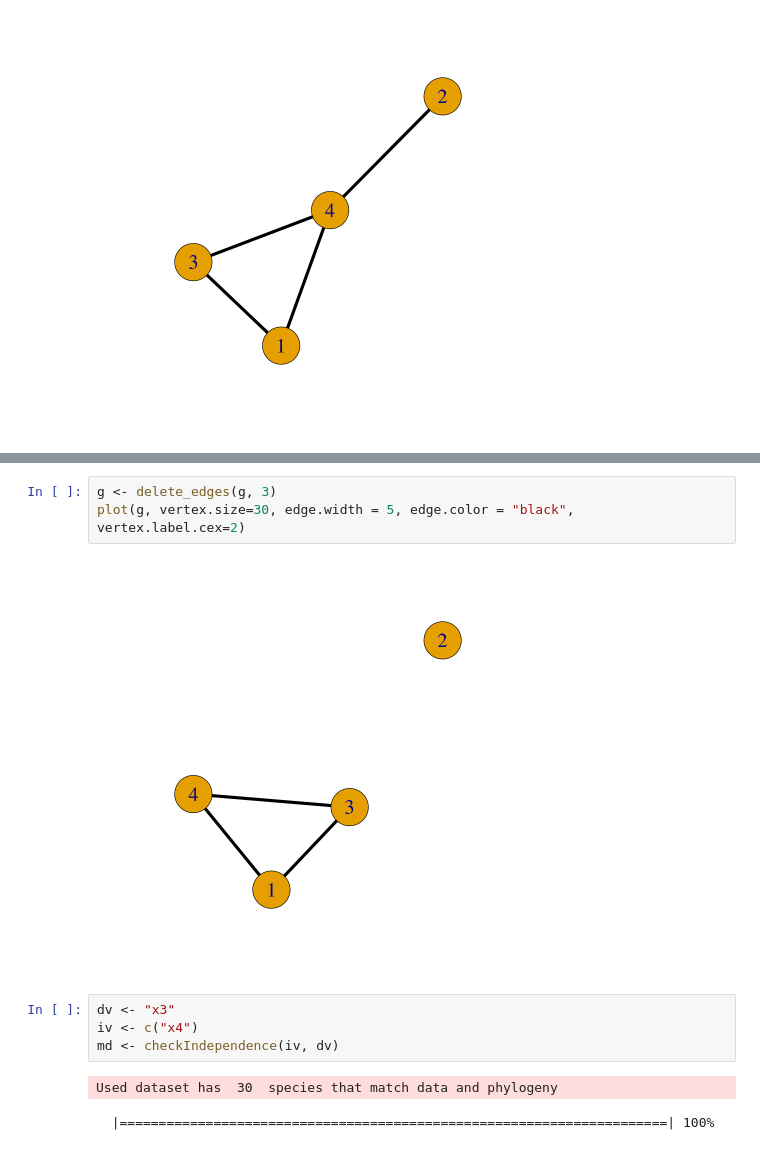
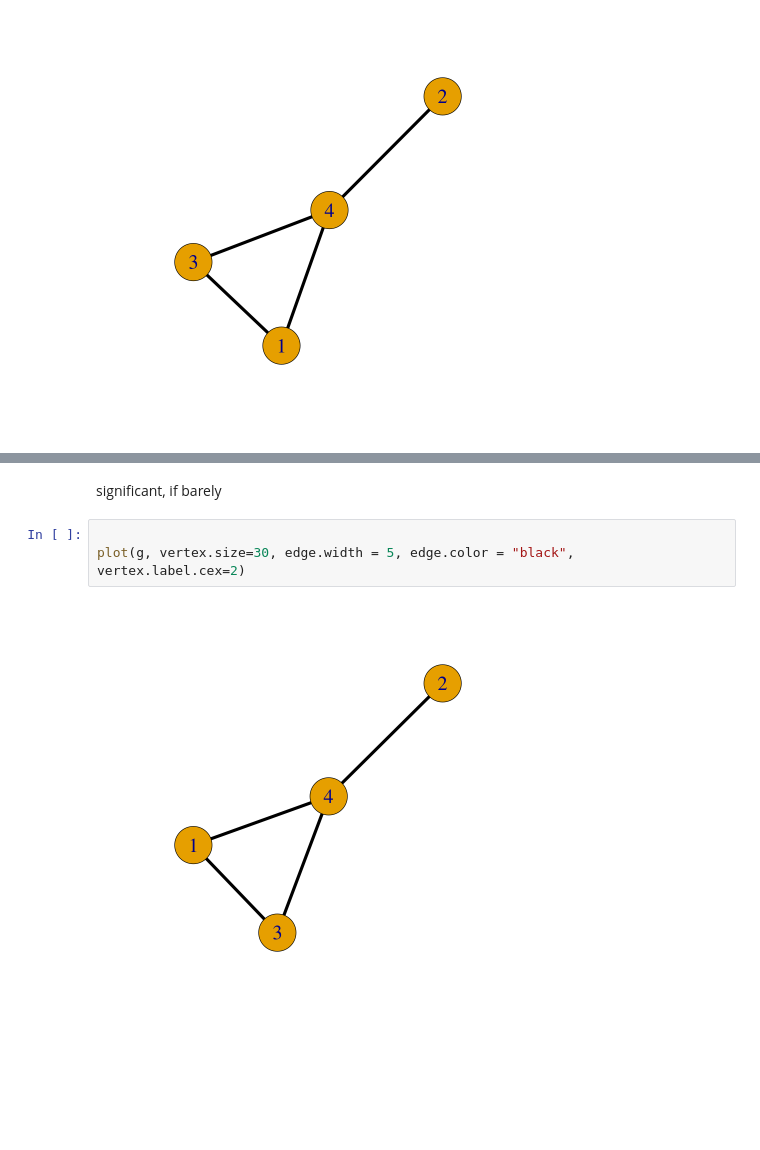
Before and after one commit to gerhardJaeger/phylogeneticCausalAnalysis, a Jupyter notebook: code/mlAnalysis.ipynb, the cells around one changed output, grey strips where cells are left out. Cells and saved outputs as stored; diff of their text form; blank space fills up the shorter version.

```diff
--- a/code/mlAnalysis.ipynb
+++ b/code/mlAnalysis.ipynb
@@ -293,12 +407,7 @@ E(g)
+# %% [markdown]
+significant, if barely
 # %%
-g <- delete_edges(g, 3)
+
 plot(g, vertex.size=30, edge.width = 5, edge.color = "black", vertex.label.cex=2)
 # %% [output]
-[figure, old version]
+[figure, new version]
-# %%
-dv <- "x3"
-iv <- c("x4")
-md <- checkIndependence(iv, dv)
-# %% [output]
-Used dataset has  30  species that match data and phylogeny
-  |======================================================================| 100%
```
Also changed, not shown: parts of 86 cells of this notebook.
